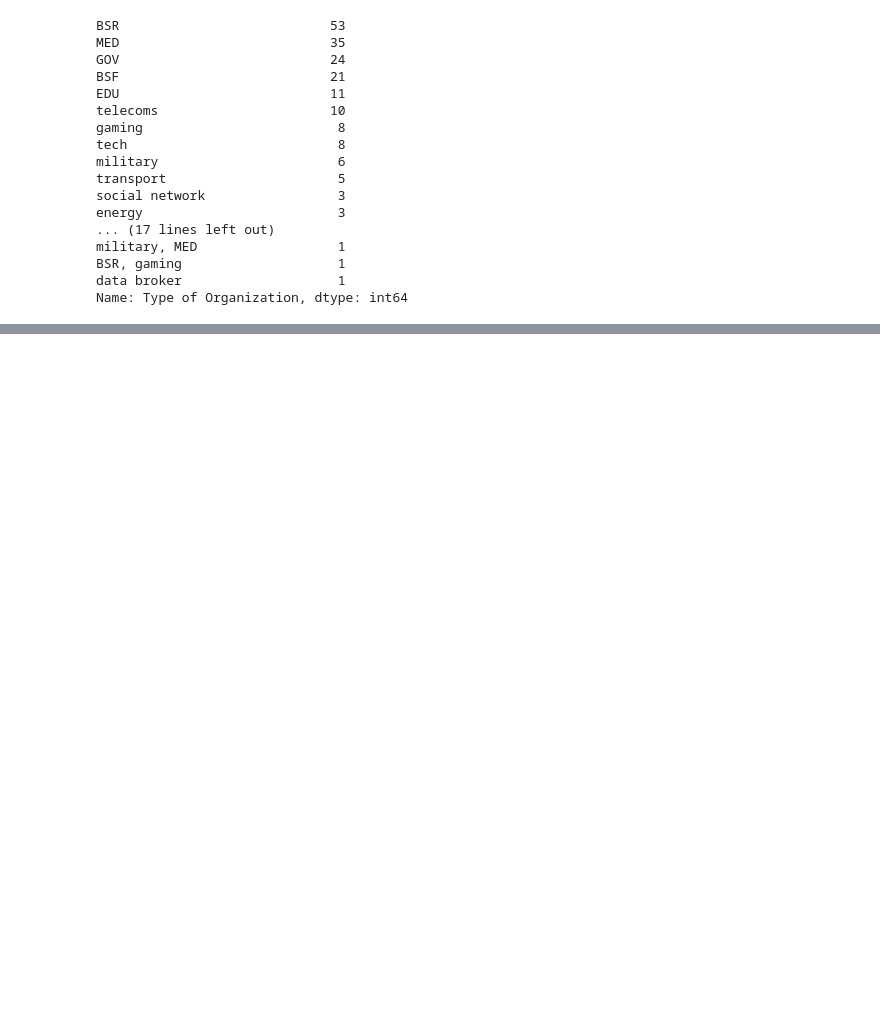
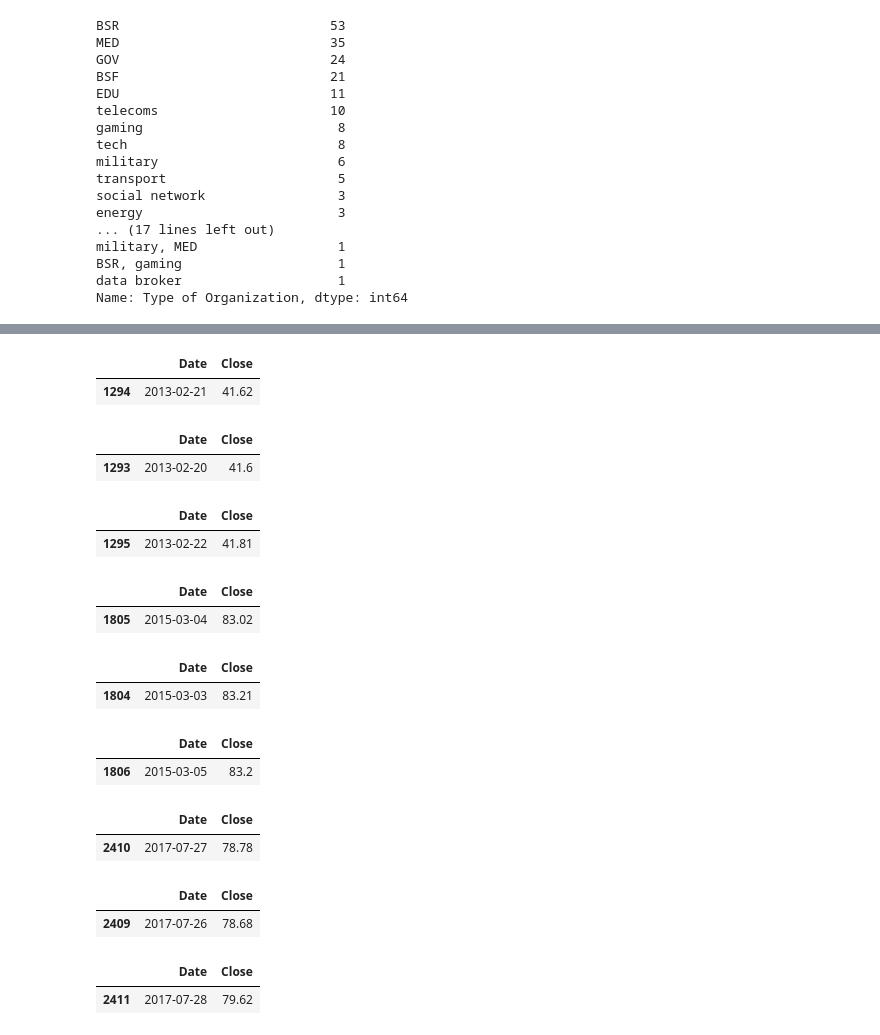
Before and after one commit to chaka37/Project1, a Jupyter notebook: notebooks/liam.ipynb, the cells around one changed output, grey strips where cells are left out. Cells and saved outputs as stored; diff of their text form; code cells hidden in the pictures; blank space fills up the shorter version.

```diff
--- a/notebooks/liam.ipynb
+++ b/notebooks/liam.ipynb
@@ -175,0 +211,57 @@ csv_2_data.to_csv('../data/clean data/Clean_DataBreaches(2008-2018).csv', index=
+# %%
+## First breach made public
+breach_1_day = wba_stock_data.loc[(wba_stock_data["Date"] == "2013-02-21")]
+breach_1_day
+# %% [output]
+|  | Date | Close |
+| 1294 | 2013-02-21 | 41.62 |
+# %%
+# Day Before made public
+breach_1_before = wba_stock_data.loc[(wba_stock_data["Date"] == "2013-02-20")]
+breach_1_before
+# %% [output]
+|  | Date | Close |
+| 1293 | 2013-02-20 | 41.6 |
+# %%
+# Day after made public
+breach_1_after = wba_stock_data.loc[(wba_stock_data["Date"] == "2013-02-22")]
+breach_1_after
+# %% [output]
+|  | Date | Close |
+| 1295 | 2013-02-22 | 41.81 |
+# %%
+breach_2_day = wba_stock_data.loc[(wba_stock_data["Date"] == "2015-03-04")]
+breach_2_day
+# %% [output]
+|  | Date | Close |
+| 1805 | 2015-03-04 | 83.02 |
+# %%
+breach_2_before = wba_stock_data.loc[(wba_stock_data["Date"] == "2015-03-03")]
+breach_2_before
+# %% [output]
+|  | Date | Close |
+| 1804 | 2015-03-03 | 83.21 |
+# %%
+breach_2_after = wba_stock_data.loc[(wba_stock_data["Date"] == "2015-03-05")]
+breach_2_after
+# %% [output]
+|  | Date | Close |
+| 1806 | 2015-03-05 | 83.2 |
+# %%
+breach_3_day = wba_stock_data.loc[(wba_stock_data["Date"] == "2017-07-27")]
+breach_3_day
+# %% [output]
+|  | Date | Close |
+| 2410 | 2017-07-27 | 78.78 |
+# %%
+breach_3_before = wba_stock_data.loc[(wba_stock_data["Date"] == "2017-07-26")]
+breach_3_before
+# %% [output]
+|  | Date | Close |
+| 2409 | 2017-07-26 | 78.68 |
+# %%
+breach_3_after = wba_stock_data.loc[(wba_stock_data["Date"] == "2017-07-28")]
+breach_3_after
+# %% [output]
+|  | Date | Close |
+| 2411 | 2017-07-28 | 79.62 |
```
Also changed, not shown: parts of 9 cells of this notebook, 2 other files.
